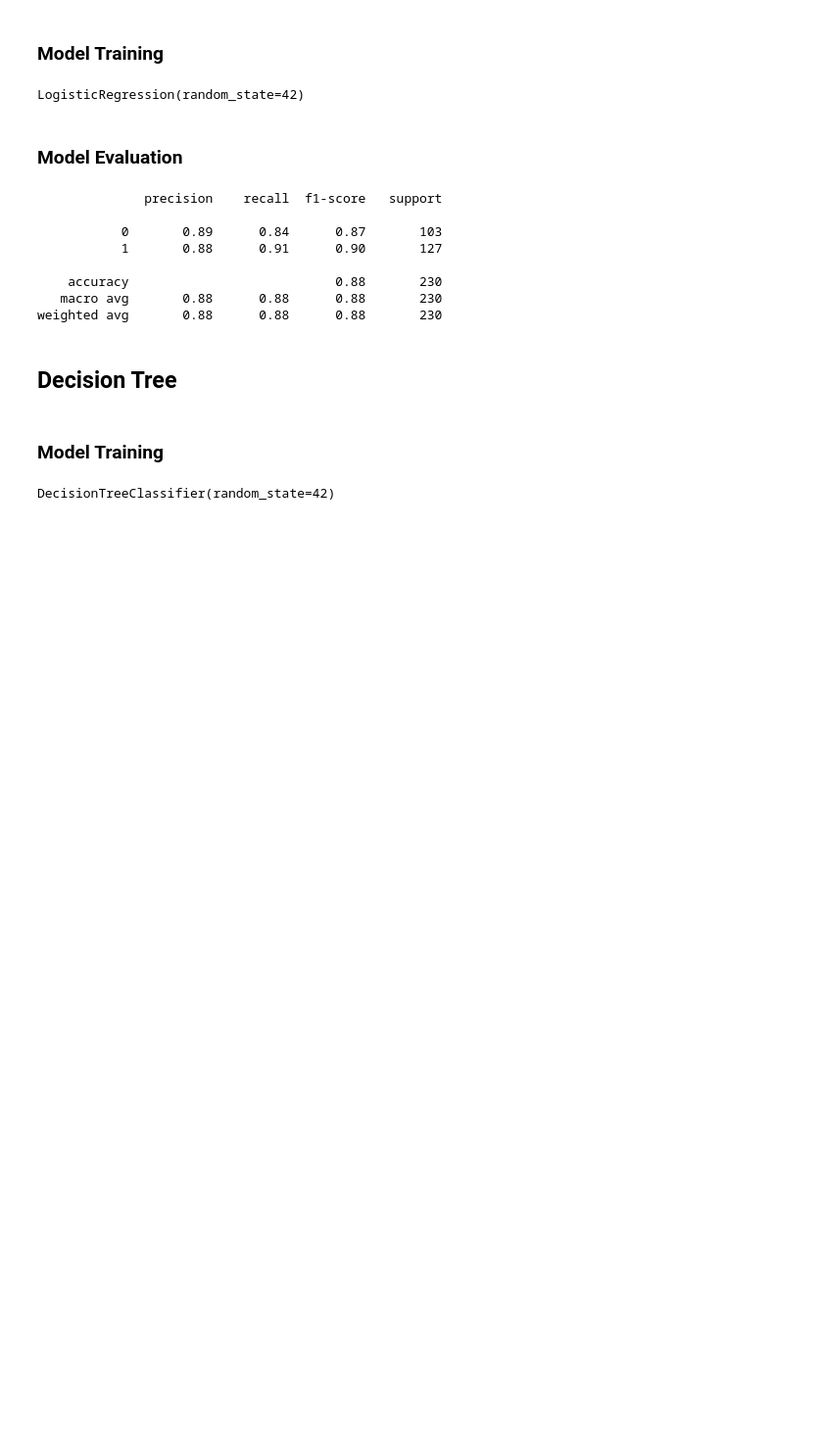
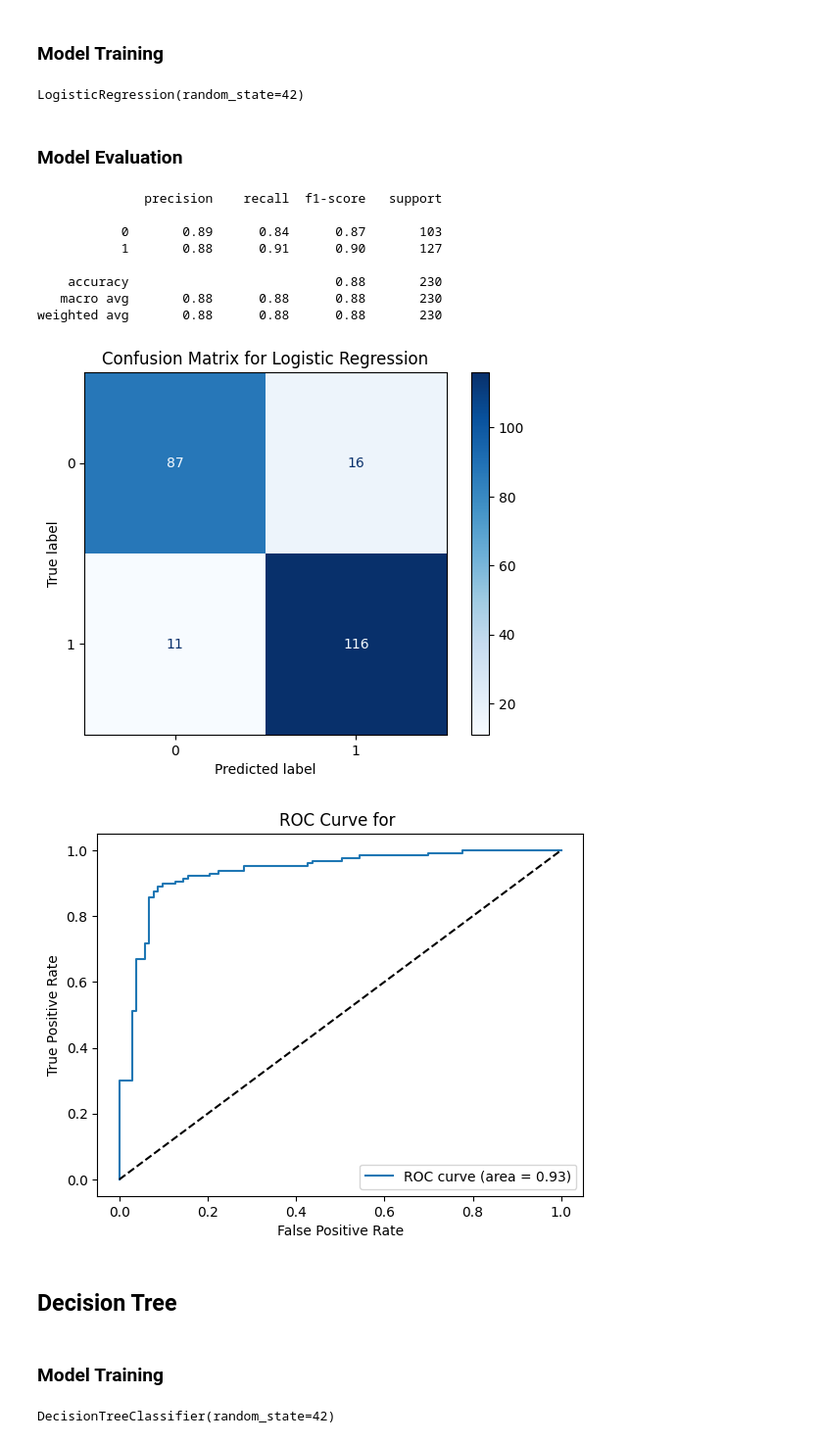
Before and after one commit to Prajwal-Luitel/Heart-Failure-Prediction, a Jupyter notebook: Heart_Disease_Prediction.ipynb, the cells around one changed output. Shown at 98% size. Saved outputs shown, nothing was run; the diff lists cells and outputs as text; code cells hidden in the pictures; blank space fills up the shorter version.

Commit message:
Added Confusion Matrix and ROC

```diff
--- a/Heart_Disease_Prediction.ipynb
+++ b/Heart_Disease_Prediction.ipynb
@@ -224,3 +220,30 @@ plt.show()
+# %%
+from sklearn.metrics import classification_report
+from sklearn.metrics import confusion_matrix, ConfusionMatrixDisplay
+from sklearn.metrics import roc_curve, roc_auc_score
+  # Confusion Matrix
+def display_confusion_matrix(y_train, y_pred, title=""):
+  cm = confusion_matrix(y_train, y_pred)
+  disp = ConfusionMatrixDisplay(confusion_matrix=cm)
+  disp.plot(cmap='Blues')
+  plt.title(f"Confusion Matrix for {title}")
+  plt.show()
+
+def display_ROC(y_train, y_prob, title=""):
+  fpr, tpr, thresholds = roc_curve(y_train, y_prob)
+  roc_auc = roc_auc_score(y_train, y_prob)
+  plt.plot(fpr, tpr, label=f'ROC curve (area = {roc_auc:.2f})')
+  plt.plot([0, 1], [0, 1], 'k--')
+  plt.xlabel("False Positive Rate")
+  plt.ylabel("True Positive Rate")
+  plt.title(f"ROC Curve for {title}")
+  plt.legend()
+  plt.show()
+
+def generate_evaluation(y_train, y_pred, y_prob, title=""):
+  print(classification_report(y_test, y_pred)+"\n")
+  display_confusion_matrix(y_train, y_pred, title)
+  display_ROC(y_train, y_prob, title="")
 # %% [markdown]
 ## Logistic Regression
 # %% [markdown]
@@ -234,19 +257,21 @@ logistic_regression.fit(X_train, y_train)
 LogisticRegression(random_state=42)
 # %% [markdown]
 ### Model Evaluation
-# %%
-from sklearn.metrics import classification_report
-y_pred = logistic_regression.predict(X_test)
-print(classification_report(y_test, y_pred))
-# %% [output]
-              precision    recall  f1-score   support
-
-           0       0.89      0.84      0.87       103
-           1       0.88      0.91      0.90       127
-
-    accuracy                           0.88       230
-   macro avg       0.88      0.88      0.88       230
-weighted avg       0.88      0.88      0.88       230
+# %%
+y_pred = logistic_regression.predict(X_test)
+y_prob = logistic_regression.predict_proba(X_test)[:,1]
+generate_evaluation(y_test, y_pred, y_prob, title="Logistic Regression")
+# %% [output]
+              precision    recall  f1-score   support
+
+           0       0.89      0.84      0.87       103
+           1       0.88      0.91      0.90       127
+
+    accuracy                           0.88       230
+   macro avg       0.88      0.88      0.88       230
+weighted avg       0.88      0.88      0.88       230
+[figure, added]
+[figure, added]
 # %% [markdown]
 ## Decision Tree
 # %% [markdown]
```
Also changed, not shown: parts of 13 cells of this notebook.
